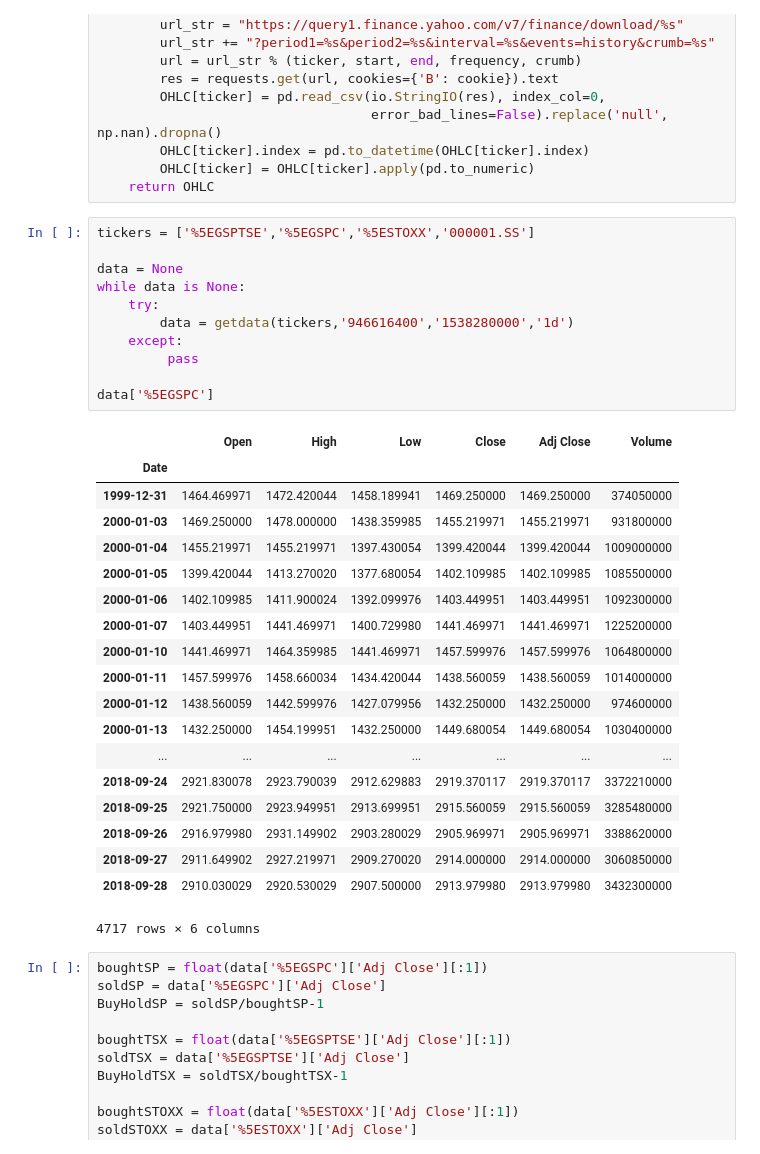
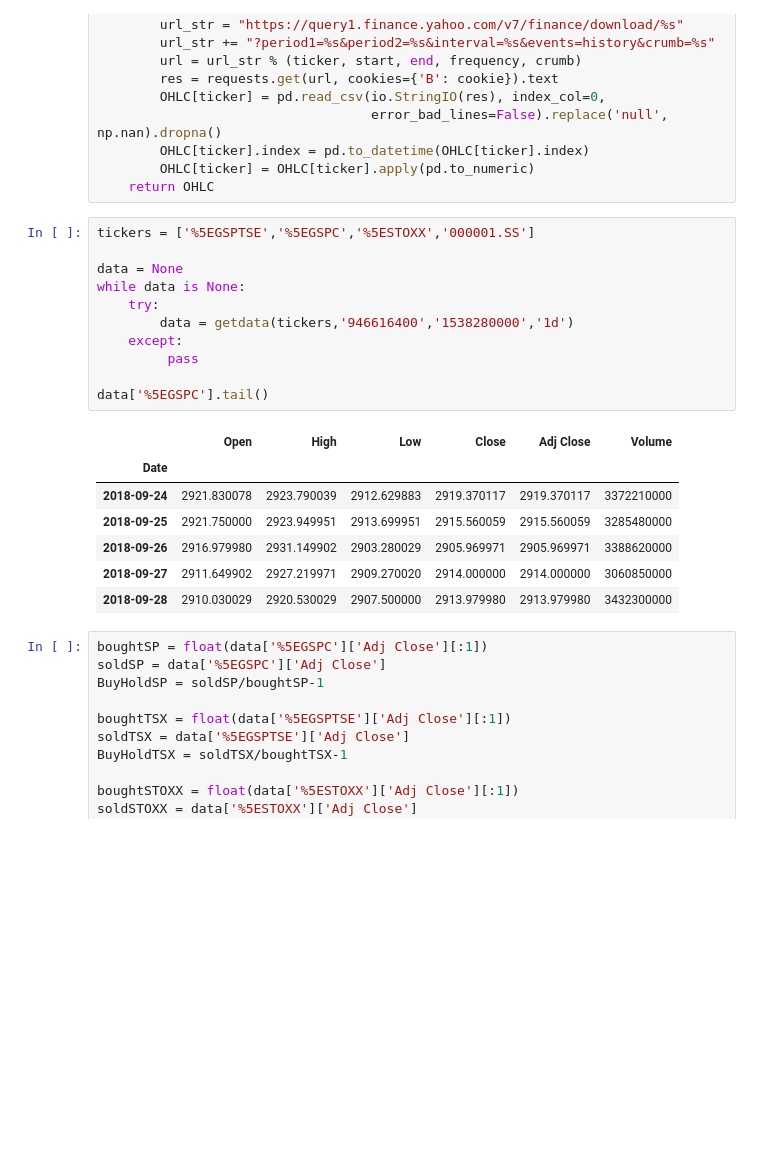
Before and after one commit to LongOnly/Quantitative-Notebooks, a Jupyter notebook: GeographicDiversification.ipynb, the cells around one changed output. Cells and saved outputs as stored; diff of their text form; blank space fills up the shorter version.

```diff
--- a/GeographicDiversification.ipynb
+++ b/GeographicDiversification.ipynb
@@ -35,34 +35,22 @@ def getdata(tickers,start,end,frequency):
 # %%
 tickers = ['%5EGSPTSE','%5EGSPC','%5ESTOXX','000001.SS']
 
 data = None
 while data is None:
     try:
         data = getdata(tickers,'946616400','1538280000','1d')
     except:
          pass
 
-data['%5EGSPC']
+data['%5EGSPC'].tail()
 # %% [output]
 |  | Open | High | Low | Close | Adj Close | Volume |
 | Date |  |  |  |  |  |  |
-| 1999-12-31 | 1464.469971 | 1472.420044 | 1458.189941 | 1469.250000 | 1469.250000 | 374050000 |
-| 2000-01-03 | 1469.250000 | 1478.000000 | 1438.359985 | 1455.219971 | 1455.219971 | 931800000 |
-| 2000-01-04 | 1455.219971 | 1455.219971 | 1397.430054 | 1399.420044 | 1399.420044 | 1009000000 |
-| 2000-01-05 | 1399.420044 | 1413.270020 | 1377.680054 | 1402.109985 | 1402.109985 | 1085500000 |
-| 2000-01-06 | 1402.109985 | 1411.900024 | 1392.099976 | 1403.449951 | 1403.449951 | 1092300000 |
-| 2000-01-07 | 1403.449951 | 1441.469971 | 1400.729980 | 1441.469971 | 1441.469971 | 1225200000 |
-| 2000-01-10 | 1441.469971 | 1464.359985 | 1441.469971 | 1457.599976 | 1457.599976 | 1064800000 |
-| 2000-01-11 | 1457.599976 | 1458.660034 | 1434.420044 | 1438.560059 | 1438.560059 | 1014000000 |
-| 2000-01-12 | 1438.560059 | 1442.599976 | 1427.079956 | 1432.250000 | 1432.250000 | 974600000 |
-| 2000-01-13 | 1432.250000 | 1454.199951 | 1432.250000 | 1449.680054 | 1449.680054 | 1030400000 |
-| ... | ... | ... | ... | ... | ... | ... |
 | 2018-09-24 | 2921.830078 | 2923.790039 | 2912.629883 | 2919.370117 | 2919.370117 | 3372210000 |
 | 2018-09-25 | 2921.750000 | 2923.949951 | 2913.699951 | 2915.560059 | 2915.560059 | 3285480000 |
 | 2018-09-26 | 2916.979980 | 2931.149902 | 2903.280029 | 2905.969971 | 2905.969971 | 3388620000 |
 | 2018-09-27 | 2911.649902 | 2927.219971 | 2909.270020 | 2914.000000 | 2914.000000 | 3060850000 |
 | 2018-09-28 | 2910.030029 | 2920.530029 | 2907.500000 | 2913.979980 | 2913.979980 | 3432300000 |
-4717 rows × 6 columns
 # %%
 boughtSP = float(data['%5EGSPC']['Adj Close'][:1])
 soldSP = data['%5EGSPC']['Adj Close']
```
Also changed, not shown: parts of 3 cells of this notebook, 1 other file.
